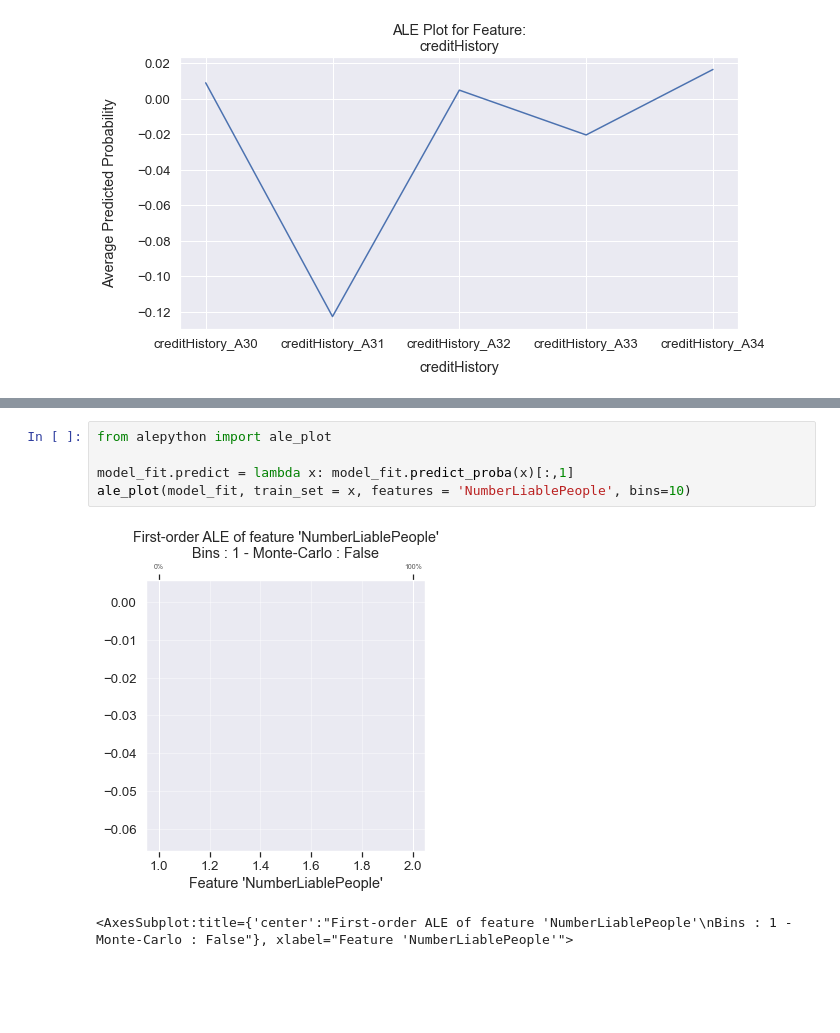
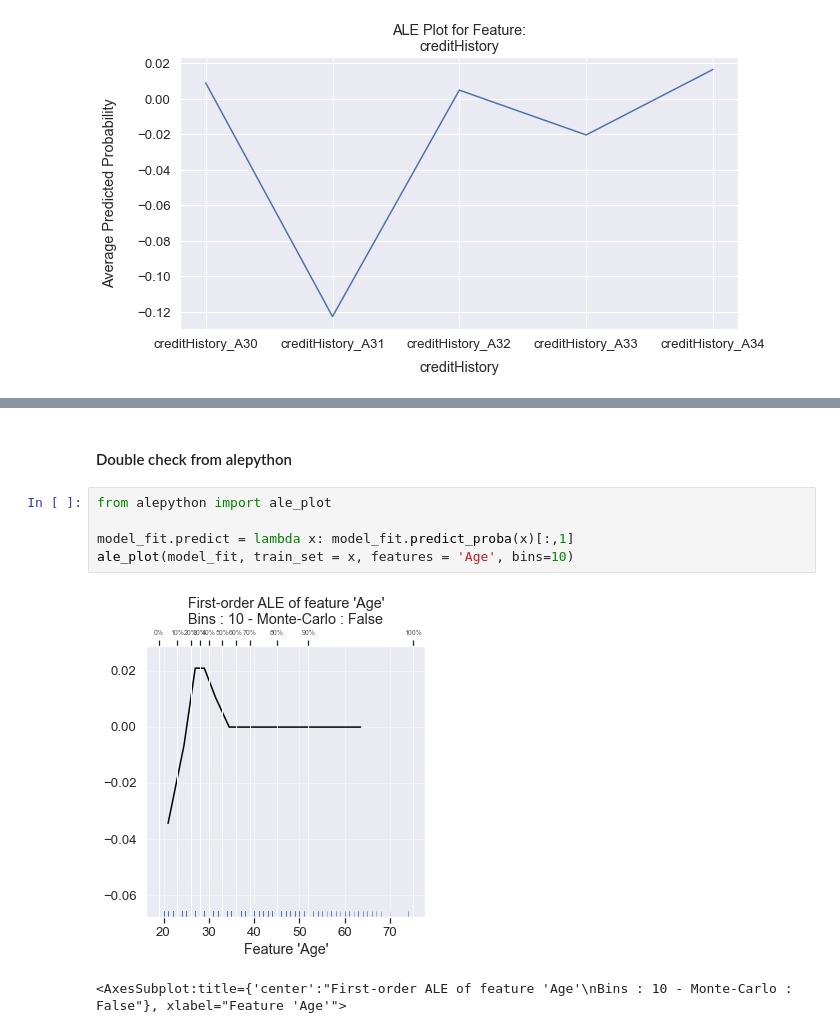
Before and after one commit to belzaina/mlinterp, a Jupyter notebook: InterpretableML.ipynb, the cells around one changed output, grey strips where cells are left out. Saved outputs shown, nothing was run; the diff lists cells and outputs as text; blank space fills up the shorter version.

```diff
--- a/InterpretableML.ipynb
+++ b/InterpretableML.ipynb
@@ -463,8 +517,10 @@ ale_pretty_plot(grid, ale_values, reference_feature, feature_type, fig_size=[5,5
+# %% [markdown]
+#### Double check from alepython
 # %%
 from alepython import ale_plot
 
 model_fit.predict = lambda x: model_fit.predict_proba(x)[:,1]
-ale_plot(model_fit, train_set = x, features = 'NumberLiablePeople', bins=10)
+ale_plot(model_fit, train_set = x, features = 'Age', bins=10)
 # %% [output]
-[figure, old version]
+[figure, new version]
-<AxesSubplot:title={'center':"First-order ALE of feature 'NumberLiablePeople'\nBins : 1 - Monte-Carlo : False"}, xlabel="Feature 'NumberLiablePeople'">
+<AxesSubplot:title={'center':"First-order ALE of feature 'Age'\nBins : 10 - Monte-Carlo : False"}, xlabel="Feature 'Age'">
```
Also changed, not shown: parts of 35 cells of this notebook, 1 other file.
